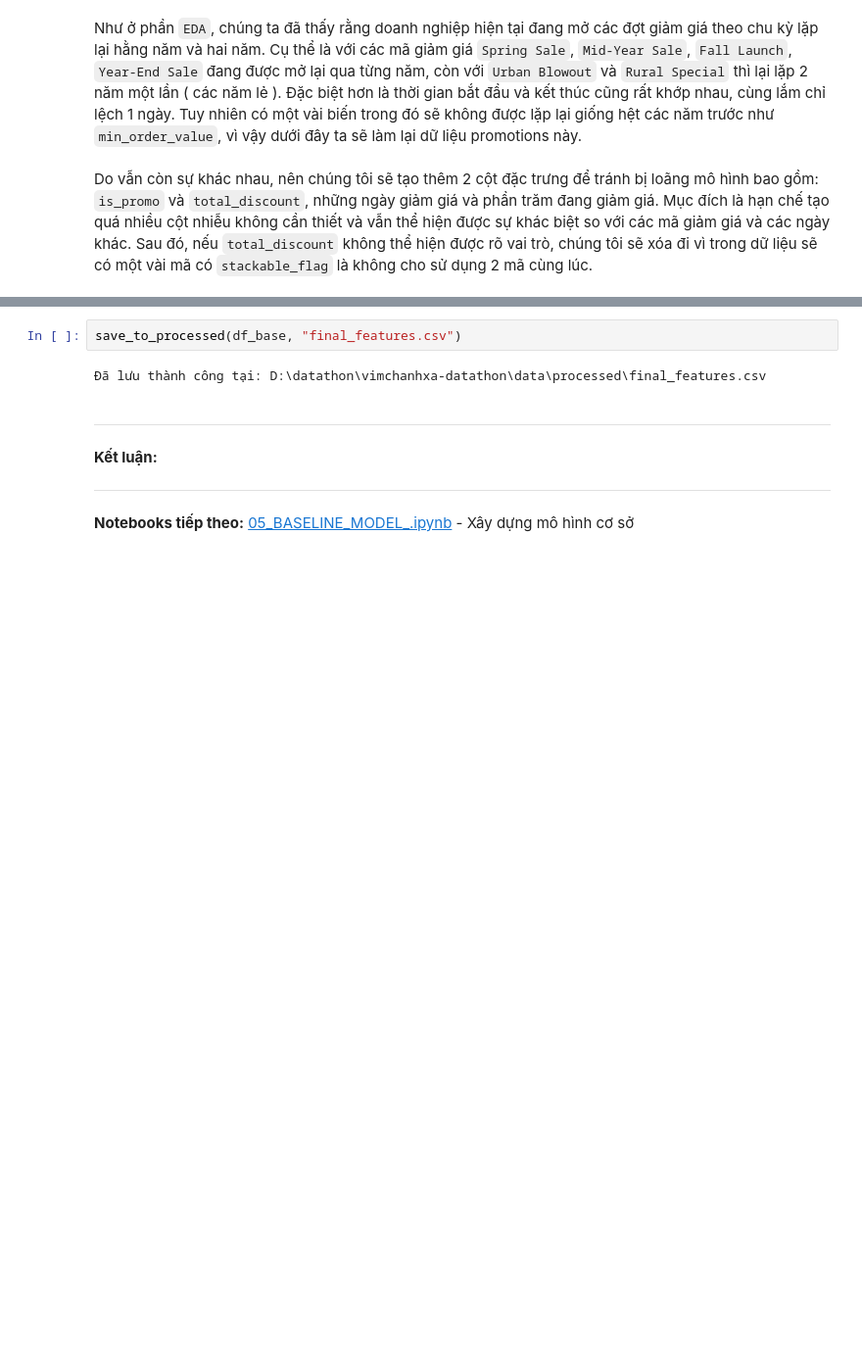
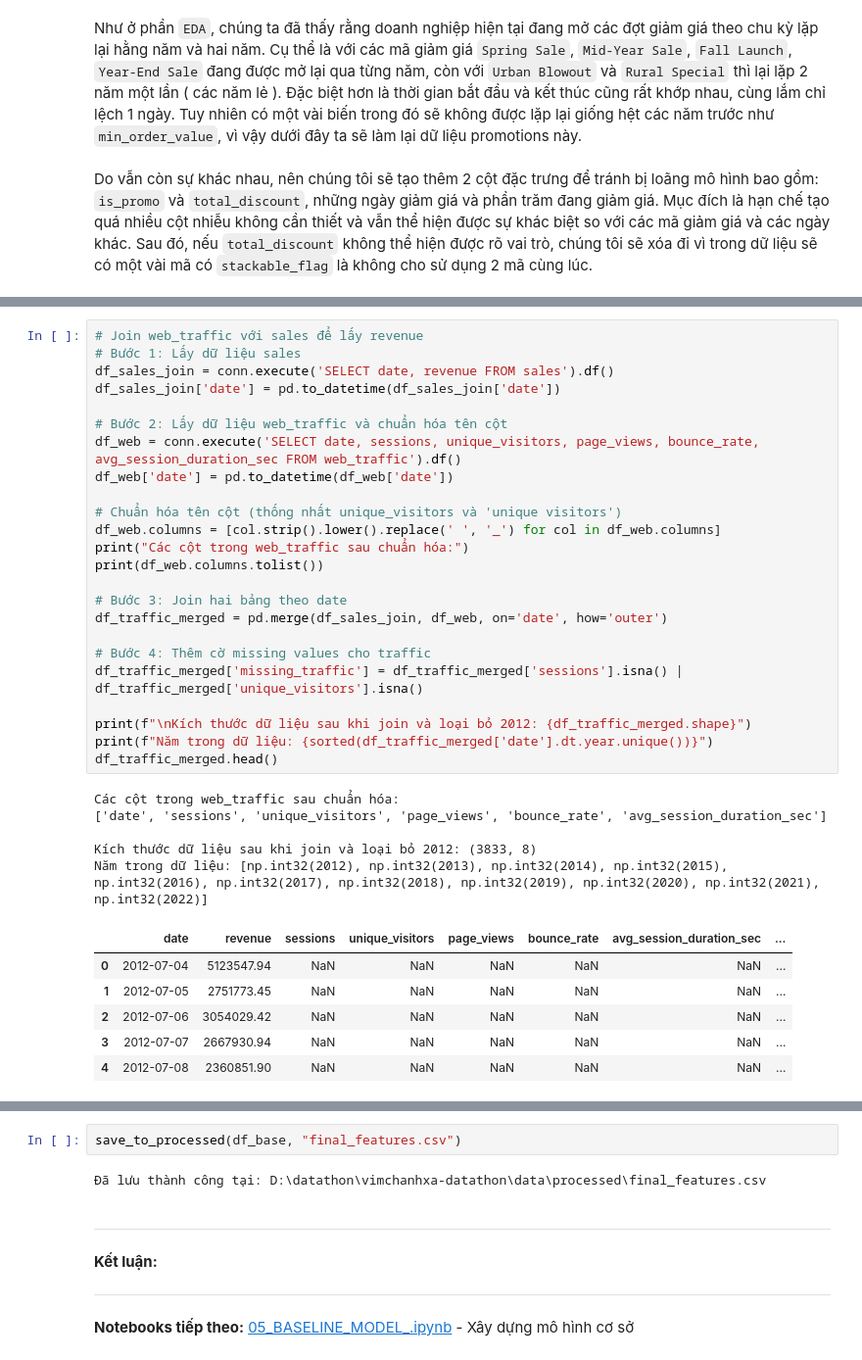
Before and after one commit to anhthu0910/vimchanhxa-datathon, a Jupyter notebook: notebooks/04_FEATURES_SELECTION_.ipynb, the cells around one changed output, grey strips where cells are left out. Shown at 98% size. Cells and saved outputs as stored; diff of their text form; blank space fills up the shorter version.

Commit message:
FEATURE SELECTION DONE

```diff
--- a/notebooks/04_FEATURES_SELECTION_.ipynb
+++ b/notebooks/04_FEATURES_SELECTION_.ipynb
@@ -169,0 +190,36 @@ memory usage: 4.3 MB
+# %%
+# Join web_traffic với sales để lấy revenue
+# Bước 1: Lấy dữ liệu sales
+df_sales_join = conn.execute('SELECT date, revenue FROM sales').df()
+df_sales_join['date'] = pd.to_datetime(df_sales_join['date'])
+
+# Bước 2: Lấy dữ liệu web_traffic và chuẩn hóa tên cột
+df_web = conn.execute('SELECT date, sessions, unique_visitors, page_views, bounce_rate, avg_session_duration_sec FROM web_traffic').df()
+df_web['date'] = pd.to_datetime(df_web['date'])
+
+# Chuẩn hóa tên cột (thống nhất unique_visitors và 'unique visitors')
+df_web.columns = [col.strip().lower().replace(' ', '_') for col in df_web.columns]
+print("Các cột trong web_traffic sau chuẩn hóa:")
+print(df_web.columns.tolist())
+
+# Bước 3: Join hai bảng theo date
+df_traffic_merged = pd.merge(df_sales_join, df_web, on='date', how='outer')
+
+# Bước 4: Thêm cờ missing values cho traffic
+df_traffic_merged['missing_traffic'] = df_traffic_merged['sessions'].isna() | df_traffic_merged['unique_visitors'].isna()
+
+print(f"\nKích thước dữ liệu sau khi join và loại bỏ 2012: {df_traffic_merged.shape}")
+print(f"Năm trong dữ liệu: {sorted(df_traffic_merged['date'].dt.year.unique())}")
+df_traffic_merged.head()
+# %% [output]
+Các cột trong web_traffic sau chuẩn hóa:
+['date', 'sessions', 'unique_visitors', 'page_views', 'bounce_rate', 'avg_session_duration_sec']
+
+Kích thước dữ liệu sau khi join và loại bỏ 2012: (3833, 8)
+Năm trong dữ liệu: [np.int32(2012), np.int32(2013), np.int32(2014), np.int32(2015), np.int32(2016), np.int32(2017), np.int32(2018), np.int32(2019), np.int32(2020), np.int32(2021), np.int32(2022)]
+|  | date | revenue | sessions | unique_visitors | page_views | bounce_rate | avg_session_duration_sec | ... |
+| 0 | 2012-07-04 | 5123547.94 | NaN | NaN | NaN | NaN | NaN | ... |
+| 1 | 2012-07-05 | 2751773.45 | NaN | NaN | NaN | NaN | NaN | ... |
+| 2 | 2012-07-06 | 3054029.42 | NaN | NaN | NaN | NaN | NaN | ... |
+| 3 | 2012-07-07 | 2667930.94 | NaN | NaN | NaN | NaN | NaN | ... |
+| 4 | 2012-07-08 | 2360851.90 | NaN | NaN | NaN | NaN | NaN | ... |
```
Also changed, not shown: parts of 31 cells of this notebook, 2 other files.
